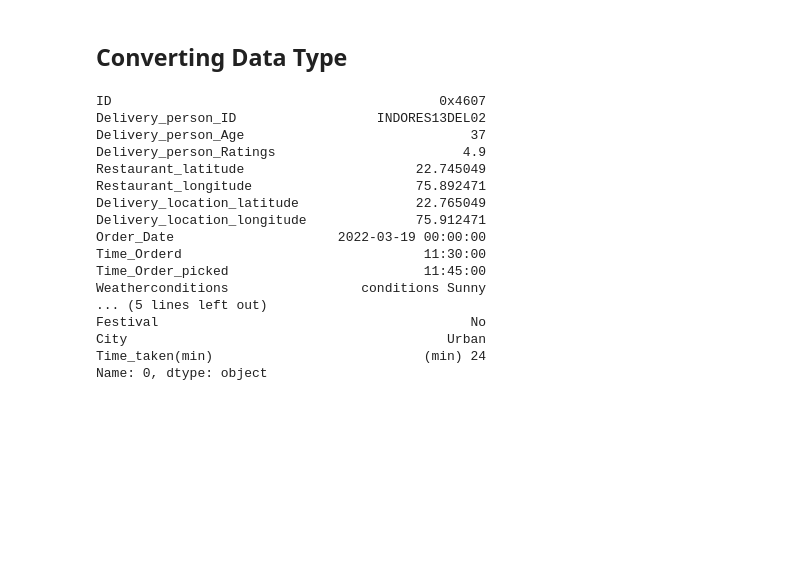
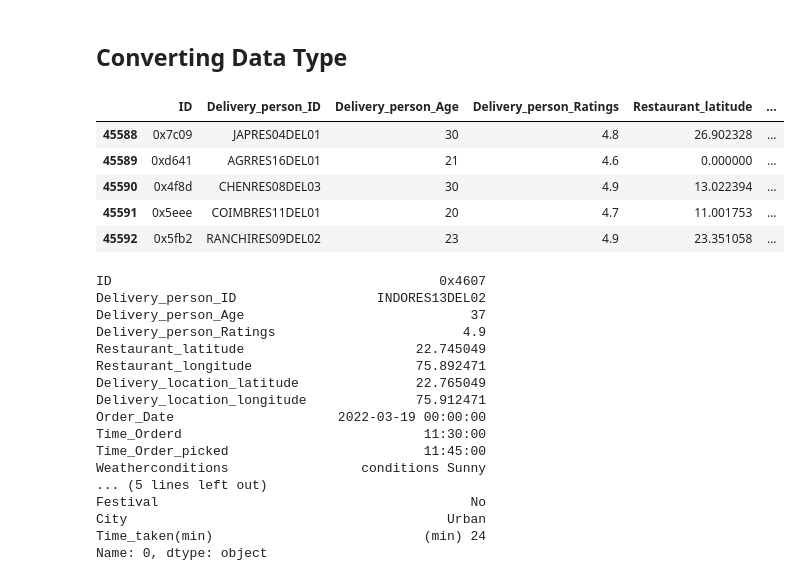
Before and after one commit to franciscofijamo/0-to-DS, a Jupyter notebook: FTC_cicle_05_37_DE(_Grouping)_ipynb.ipynb, the cells around one changed output. Cells and saved outputs as stored; diff of their text form; code cells hidden in the pictures; blank space fills up the shorter version.

```diff
--- a/FTC_cicle_05_37_DE(_Grouping)_ipynb.ipynb
+++ b/FTC_cicle_05_37_DE(_Grouping)_ipynb.ipynb
@@ -54,3 +61,12 @@ df1.loc[:,'City']=df1.loc[:,'City'].str.strip()
+# %%
+df1.tail()
+# %% [output]
+|  | ID | Delivery_person_ID | Delivery_person_Age | Delivery_person_Ratings | Restaurant_latitude | ... |
+| 45588 | 0x7c09 | JAPRES04DEL01 | 30 | 4.8 | 26.902328 | ... |
+| 45589 | 0xd641 | AGRRES16DEL01 | 21 | 4.6 | 0.000000 | ... |
+| 45590 | 0x4f8d | CHENRES08DEL03 | 30 | 4.9 | 13.022394 | ... |
+| 45591 | 0x5eee | COIMBRES11DEL01 | 20 | 4.7 | 11.001753 | ... |
+| 45592 | 0x5fb2 | RANCHIRES09DEL02 | 23 | 4.9 | 23.351058 | ... |
 # %%
 df1.iloc[0,:]
 # %% [output]
```
Also changed, not shown: parts of 18 cells of this notebook.
